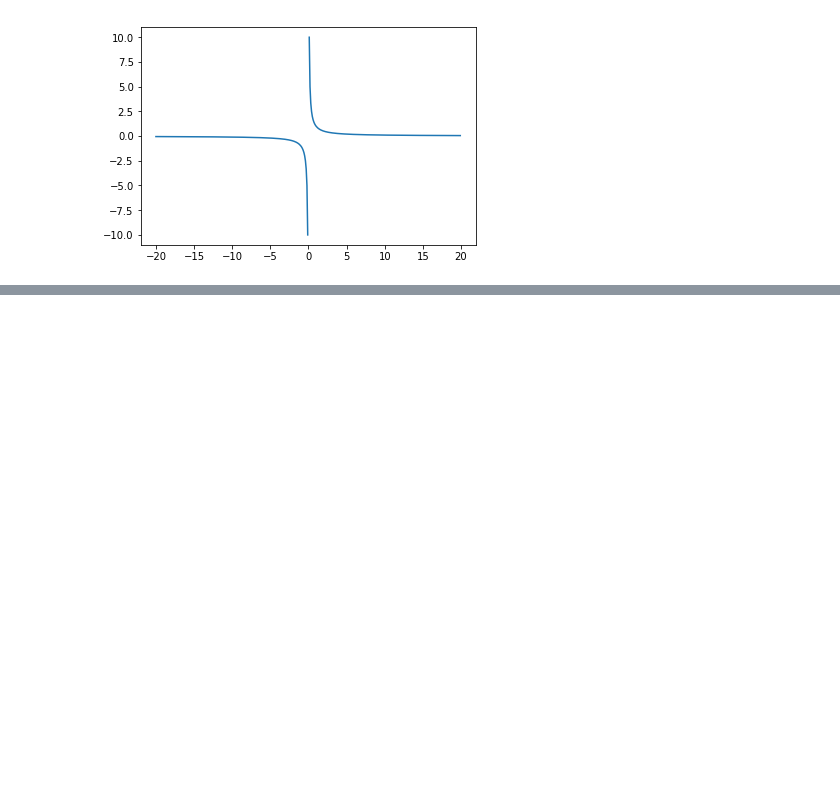
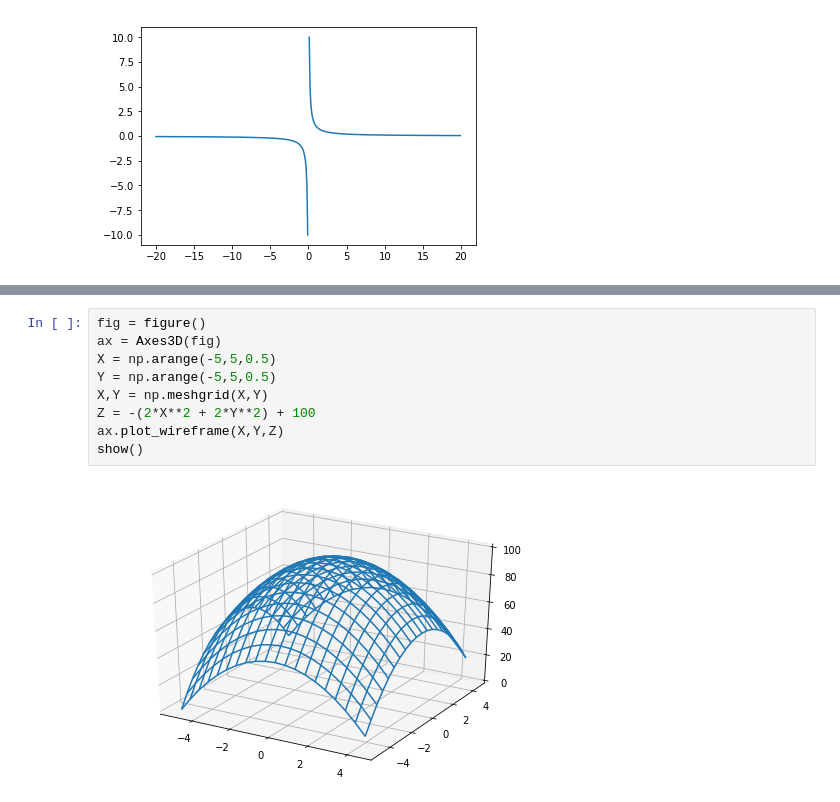
Before and after one commit to superpavelka/introduction-to-higher-mathematics, a Jupyter notebook: Task3/Task3.ipynb, the cells around one changed output, grey strips where cells are left out. Drawn from its saved outputs; the diff is of its cells as text; blank space fills up the shorter version.

```diff
--- a/Task3/Task3.ipynb
+++ b/Task3/Task3.ipynb
@@ -95,0 +163,11 @@ plt.show()
+# %%
+fig = figure()
+ax = Axes3D(fig)
+X = np.arange(-5,5,0.5)
+Y = np.arange(-5,5,0.5)
+X,Y = np.meshgrid(X,Y)
+Z = -(2*X**2 + 2*Y**2) + 100
+ax.plot_wireframe(X,Y,Z)
+show()
+# %% [output]
+[figure, added]
```
Also changed, not shown: parts of 35 cells of this notebook.
